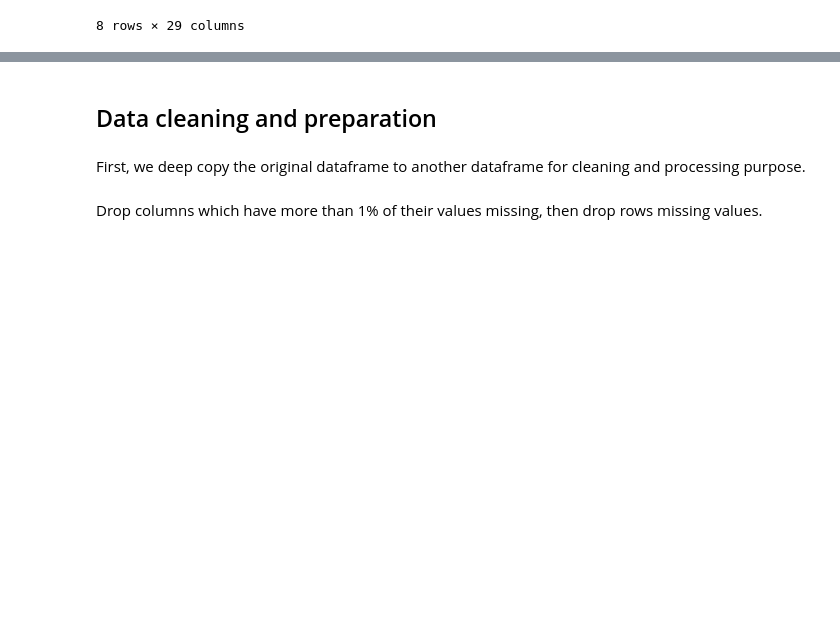
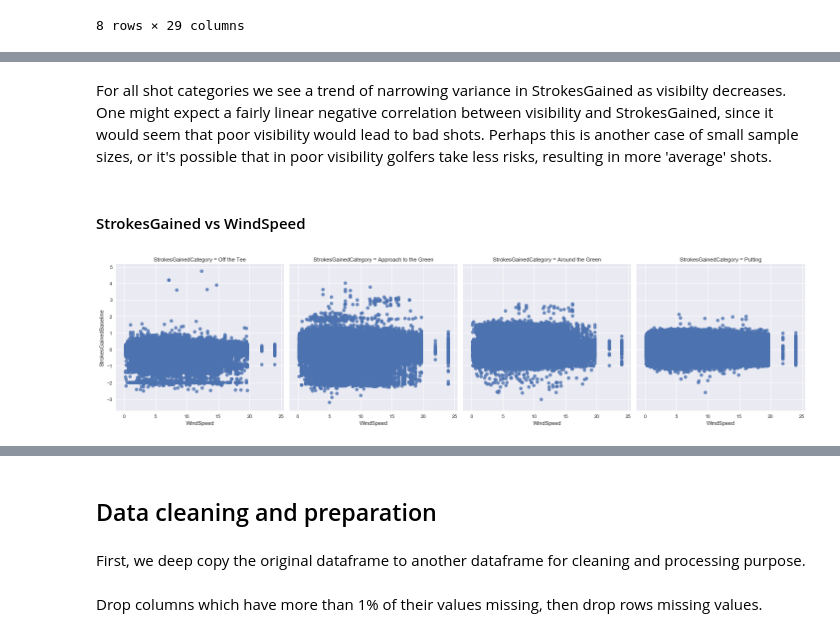
Before and after one commit to awfuldynne/golf_course_project, a Jupyter notebook: Examples/Analysis_and_Visualization.ipynb, the cells around one changed output, grey strips where cells are left out. Drawn from its saved outputs; the diff is of its cells as text; code cells hidden in the pictures; blank space fills up the shorter version.

```diff
--- a/Examples/Analysis_and_Visualization.ipynb
+++ b/Examples/Analysis_and_Visualization.ipynb
@@ -69,0 +130,8 @@ df_ori.describe()
+# %% [markdown]
+For all shot categories we see a trend of narrowing variance in StrokesGained as visibilty decreases. One might expect a fairly linear negative correlation between visibility and StrokesGained, since it would seem that poor visibility would lead to bad shots. Perhaps this is another case of small sample sizes, or it's possible that in poor visibility golfers take less risks, resulting in more 'average' shots.
+# %% [markdown]
+#### StrokesGained vs WindSpeed
+# %%
+plot_strokes_gained_scatter(df_ori, 'WindSpeed')
+# %% [output]
+[figure, added]
```
Also changed, not shown: parts of 21 cells of this notebook.
